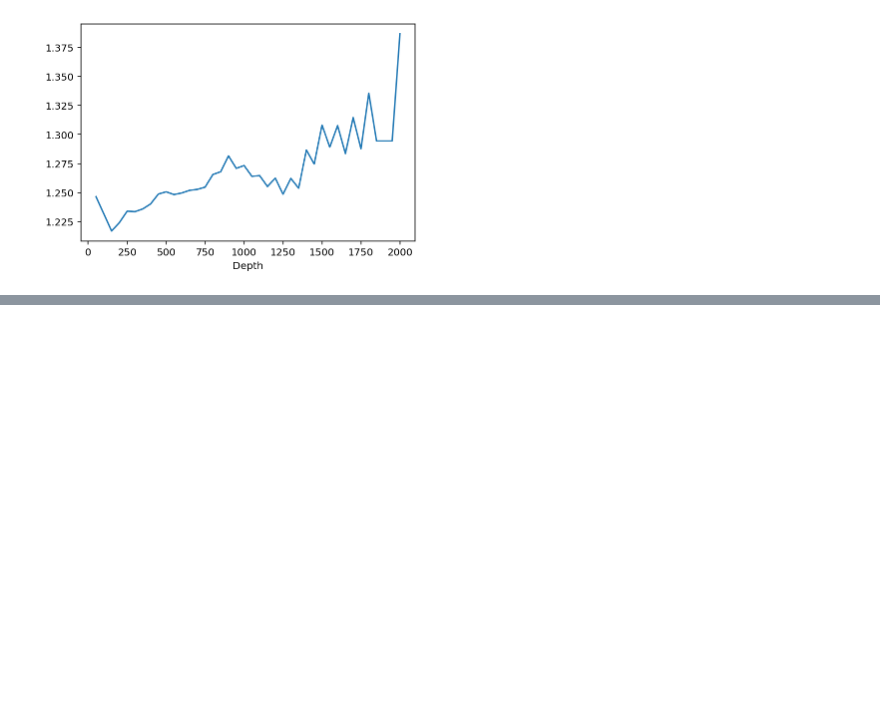
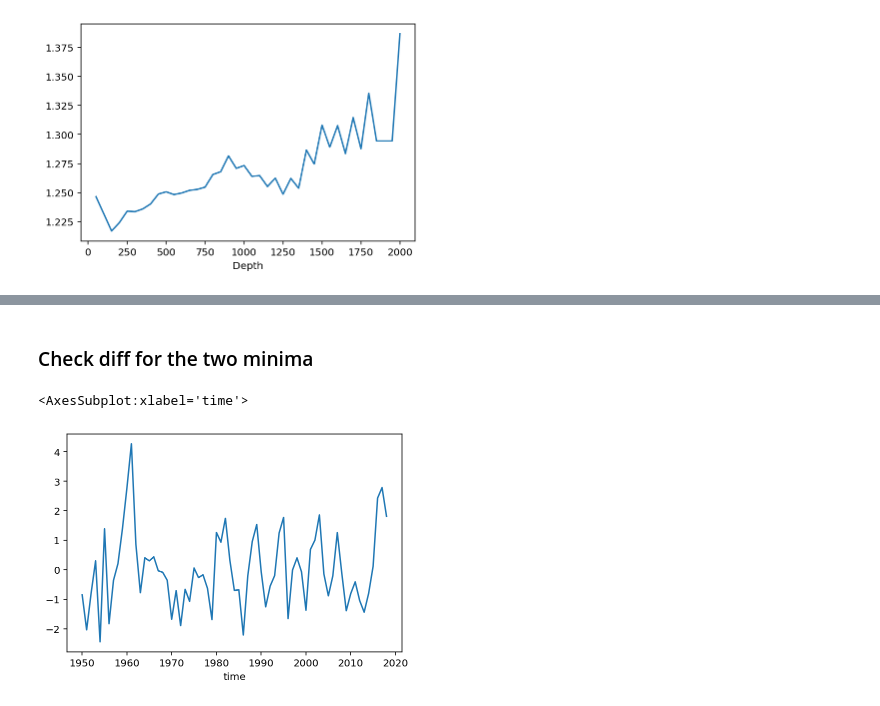
Before and after one commit to Jacobiaan/SLBudget, a Jupyter notebook: notebooks/StericOptimization.ipynb, the cells around one changed output, grey strips where cells are left out. Saved outputs shown, nothing was run; the diff lists cells and outputs as text; code cells hidden in the pictures; blank space fills up the shorter version.

```diff
--- a/notebooks/StericOptimization.ipynb
+++ b/notebooks/StericOptimization.ipynb
@@ -40,7 +40,7 @@ b_df
 | 2020 | 6.953814 | -2.499312 | 5.208009 | 0.36750 | 2.538465 | 1.054316 | -0.042861 | -0.391250 | -0.704882 | 1.729673 | ... |
 71 rows × 12 columns
 # %%
-st = slc.StericSL(500, 'ENS', 'IAP')
+st = slc.StericSL(0, 500, 'ENS', 'IAP')
 st = st.loc[1950:] - st.loc[1950]
 st
 # %% [output]
@@ -97,7 +97,3 @@ time
 2019    5.418139
 2020    6.953814
 Name: Total, Length: 71, dtype: float64
-# %%
-lowess = sm.nonparametric.lowess
-frac = window/data_df.shape[0]
-trend_df['trend_line'] = lowess(data_df, data_df.index, frac, return_sorted=False)
@@ -282,0 +465,30 @@ error_df['AE'].plot()
+# %% [markdown]
+### Check diff for the two minima
+# %%
+# 500, 1100
+d = 1000
+window = 3
+smoothing = True
+reg = 'EBB'
+#product = 'EN4'
+
+frac = window/error_df.shape[0]
+
+st1 = slc.StericSL(0, d, reg, 'IAP')
+st1 = st1.loc[1950:] - st1.loc[1950]
+
+st2 = slc.StericSL(0, d, reg, 'EN4')
+st2 = st2.loc[1950:] - st2.loc[1950]
+
+st = (st1+st2)/2
+
+if smoothing:
+    st['Steric'] = lowess(st['Steric'], st.index, frac, return_sorted=False)
+nt = b_df.loc[:,'GIA':'Pressure'].sum(axis=1) + st.Steric
+diff_df = b_df.Obs - nt
+diff_df = diff_df - diff_df.mean()
+# %%
+diff_df.plot()
+# %% [output]
+<AxesSubplot:xlabel='time'>
+[figure, added]
```
Also changed, not shown: parts of 20 cells of this notebook.
